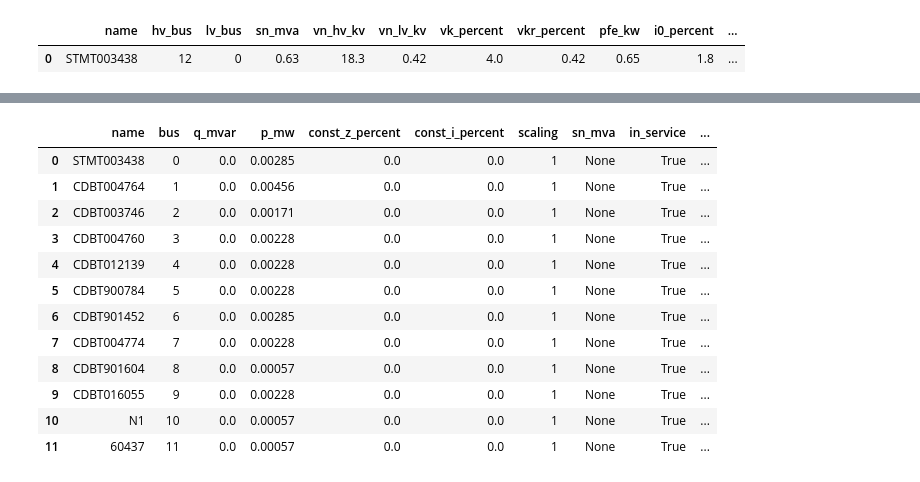
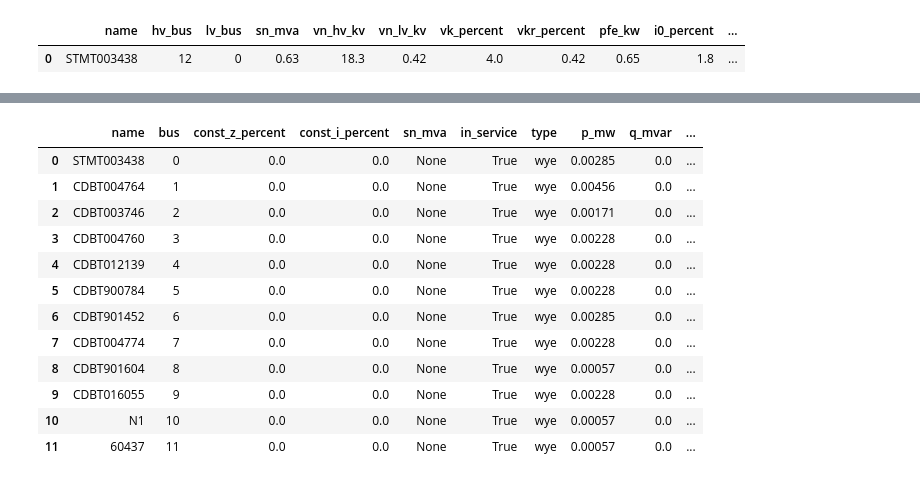
Before and after one commit to sebastien-pfister/rhtlab, a Jupyter notebook: mini-projet-trey-pp/your_jupyter_notebook.ipynb, the cells around one changed output, grey strips where cells are left out. Saved outputs shown, nothing was run; the diff lists cells and outputs as text; code cells hidden in the pictures.

```diff
--- a/mini-projet-trey-pp/your_jupyter_notebook.ipynb
+++ b/mini-projet-trey-pp/your_jupyter_notebook.ipynb
@@ -45,13 +45,12 @@ net_pickle.line
 | 9 | GKN3X50_50_2 | 6 | 10 | 0.0 | 1.0 | None | True |
 | 10 | GKN3X240_240 | 0 | 11 | 0.0 | 1.0 | None | True |
 # %%
-# Configure les paramètres des lignes du réseau
-net_pickle.line.insert(2,"length_km", [0.18, 0.1, 0.115, 0.08, 0.09, 0.135, 0.1, 0.205, 0.085, 0.255, 0.340])
-net_pickle.line.insert(2, "r_ohm_per_km", [0.124, 0.124, 0.193, 0.387, 0.387, 0.124, 0.193, 0.124, 0.387, 0.387, 0.0754])
-net_pickle.line.insert(2, "x_ohm_per_km", [0.07, 0.07, 0.07, 0.07, 0.07, 0.07, 0.07, 0.07, 0.07, 0.07, 0.07])
-net_pickle.line.insert(2, "c_nf_per_km", [349, 349, 338, 298, 298, 349, 338, 349, 298, 298, 346])
-net_pickle.line.insert(2, "max_i_ka", [0.4, 0.4, 0.252, 0.170, 0.170, 0.4, 0.252, 0.4, 0.170, 0.170, 0.512])
-net_pickle.line.insert(2, "parallel", [1, 1, 1, 1, 1, 1, 1, 1, 1, 1, 1])
+net_pickle.line.loc[:, "length_km"] = [0.18, 0.1, 0.115, 0.08, 0.09, 0.135, 0.1, 0.205, 0.085, 0.255, 0.340]
+net_pickle.line.loc[:, "r_ohm_per_km"] = [0.124, 0.124, 0.193, 0.387, 0.387, 0.124, 0.193, 0.124, 0.387, 0.387, 0.0754]
+net_pickle.line.loc[:, "x_ohm_per_km"] = [0.07] * 11
+net_pickle.line.loc[:, "c_nf_per_km"] = [349, 349, 338, 298, 298, 349, 338, 349, 298, 298, 346]
+net_pickle.line.loc[:, "max_i_ka"] = [0.4, 0.4, 0.252, 0.170, 0.170, 0.4, 0.252, 0.4, 0.170, 0.170, 0.512]
+net_pickle.line.loc[:, "parallel"] = [1] * 11
 # %%
 net_pickle.line
 # %% [output]
@@ -73,6 +72,6 @@ net_pickle.trafo # Affiche les informations des transformateurs, ici un seul tra
 |  | name | hv_bus | lv_bus | sn_mva | vn_hv_kv | vn_lv_kv | vk_percent | vkr_percent | pfe_kw | i0_percent | ... |
 | 0 | STMT003438 | 12 | 0 | 0.63 | 18.3 | 0.42 | 4.0 | 0.42 | 0.65 | 1.8 | ... |
 # %%
-net_pickle.bus.insert(3, "vn_kv", [0.42, 0.42, 0.42, 0.42, 0.42, 0.42, 0.42, 0.42, 0.42, 0.42, 0.42, 0.42, 18.3]) # Ajoute la tension nominale aux bus
+net_pickle.bus.loc[:, "vn_kv"] = [0.42] * 12 + [18.3]
 net_pickle.bus
 # %% [output]
@@ -93,31 +92,42 @@ net_pickle.bus
 # %%
 # Dans un foyer typique, la consommation électrique moyen est d'envrion 5000 kwH par an, ce qui équivaut
 # à une puissance active moyenne de 570 W par foyer. un foyer possédant principalement des charges résistives, le cosφ est proche de 1
 # et donc la puissance réactive est négligeable.
-P_load_mean = 0.00057  # Puissance active moyenne par charge en MW
+P_load_mean = 0.00057
+Q_load_mean = 0.0
 
-Q_load_mean = 0.0   # Puissance réactive moyenne par charge en MV
 P_CDBT004764 = P_load_mean * 8
 P_STMT003438 = P_CDBT901452 = P_load_mean * 5
 P_CDBT900784 = P_CDBT012139 = P_CDBT004760 = P_CDBT004774 = P_CDBT016055 = P_load_mean * 4
 P_CDBT003746 = P_load_mean * 3
 N1 = P_60437 = P_CDBT901604 = P_load_mean
-net_pickle.load.insert(2, "p_mw", [P_STMT003438, P_CDBT004764, P_CDBT003746, P_CDBT004760, P_CDBT012139, P_CDBT900784, P_CDBT901452, P_CDBT004774, P_CDBT901604, P_CDBT016055, N1, P_60437])
-net_pickle.load.insert(2, "q_mvar", [Q_load_mean] * 12)
-net_pickle.load.insert(6, "scaling", [1] * 12)  # Facteur d'échelle pour chaque charge (1 = pas de changement)
+
+p_list = [
+    P_STMT003438, P_CDBT004764, P_CDBT003746, P_CDBT004760,
+    P_CDBT012139, P_CDBT900784, P_CDBT901452, P_CDBT004774,
+    P_CDBT901604, P_CDBT016055, N1, P_60437
+]
+
+net_pickle.load.loc[:, "p_mw"] = p_list
+net_pickle.load.loc[:, "q_mvar"] = [Q_load_mean] * len(net_pickle.load)
+
+if "scaling" in net_pickle.load.columns:
+    net_pickle.load.loc[:, "scaling"] = 1.0
+else:
+    net_pickle.load.insert(len(net_pickle.load.columns), "scaling", 1.0)
 net_pickle.load
 # %% [output]
-|  | name | bus | q_mvar | p_mw | const_z_percent | const_i_percent | scaling | sn_mva | in_service | ... |
-| 0 | STMT003438 | 0 | 0.0 | 0.00285 | 0.0 | 0.0 | 1 | None | True | ... |
-| 1 | CDBT004764 | 1 | 0.0 | 0.00456 | 0.0 | 0.0 | 1 | None | True | ... |
-| 2 | CDBT003746 | 2 | 0.0 | 0.00171 | 0.0 | 0.0 | 1 | None | True | ... |
-| 3 | CDBT004760 | 3 | 0.0 | 0.00228 | 0.0 | 0.0 | 1 | None | True | ... |
-| 4 | CDBT012139 | 4 | 0.0 | 0.00228 | 0.0 | 0.0 | 1 | None | True | ... |
-| 5 | CDBT900784 | 5 | 0.0 | 0.00228 | 0.0 | 0.0 | 1 | None | True | ... |
-| 6 | CDBT901452 | 6 | 0.0 | 0.00285 | 0.0 | 0.0 | 1 | None | True | ... |
-| 7 | CDBT004774 | 7 | 0.0 | 0.00228 | 0.0 | 0.0 | 1 | None | True | ... |
-| 8 | CDBT901604 | 8 | 0.0 | 0.00057 | 0.0 | 0.0 | 1 | None | True | ... |
-| 9 | CDBT016055 | 9 | 0.0 | 0.00228 | 0.0 | 0.0 | 1 | None | True | ... |
-| 10 | N1 | 10 | 0.0 | 0.00057 | 0.0 | 0.0 | 1 | None | True | ... |
-| 11 | 60437 | 11 | 0.0 | 0.00057 | 0.0 | 0.0 | 1 | None | True | ... |
+|  | name | bus | const_z_percent | const_i_percent | sn_mva | in_service | type | p_mw | q_mvar | ... |
+| 0 | STMT003438 | 0 | 0.0 | 0.0 | None | True | wye | 0.00285 | 0.0 | ... |
+| 1 | CDBT004764 | 1 | 0.0 | 0.0 | None | True | wye | 0.00456 | 0.0 | ... |
+| 2 | CDBT003746 | 2 | 0.0 | 0.0 | None | True | wye | 0.00171 | 0.0 | ... |
+| 3 | CDBT004760 | 3 | 0.0 | 0.0 | None | True | wye | 0.00228 | 0.0 | ... |
+| 4 | CDBT012139 | 4 | 0.0 | 0.0 | None | True | wye | 0.00228 | 0.0 | ... |
+| 5 | CDBT900784 | 5 | 0.0 | 0.0 | None | True | wye | 0.00228 | 0.0 | ... |
+| 6 | CDBT901452 | 6 | 0.0 | 0.0 | None | True | wye | 0.00285 | 0.0 | ... |
+| 7 | CDBT004774 | 7 | 0.0 | 0.0 | None | True | wye | 0.00228 | 0.0 | ... |
+| 8 | CDBT901604 | 8 | 0.0 | 0.0 | None | True | wye | 0.00057 | 0.0 | ... |
+| 9 | CDBT016055 | 9 | 0.0 | 0.0 | None | True | wye | 0.00228 | 0.0 | ... |
+| 10 | N1 | 10 | 0.0 | 0.0 | None | True | wye | 0.00057 | 0.0 | ... |
+| 11 | 60437 | 11 | 0.0 | 0.0 | None | True | wye | 0.00057 | 0.0 | ... |
 # %%
```
Also changed, not shown: parts of 9 cells of this notebook, 38 other files.
